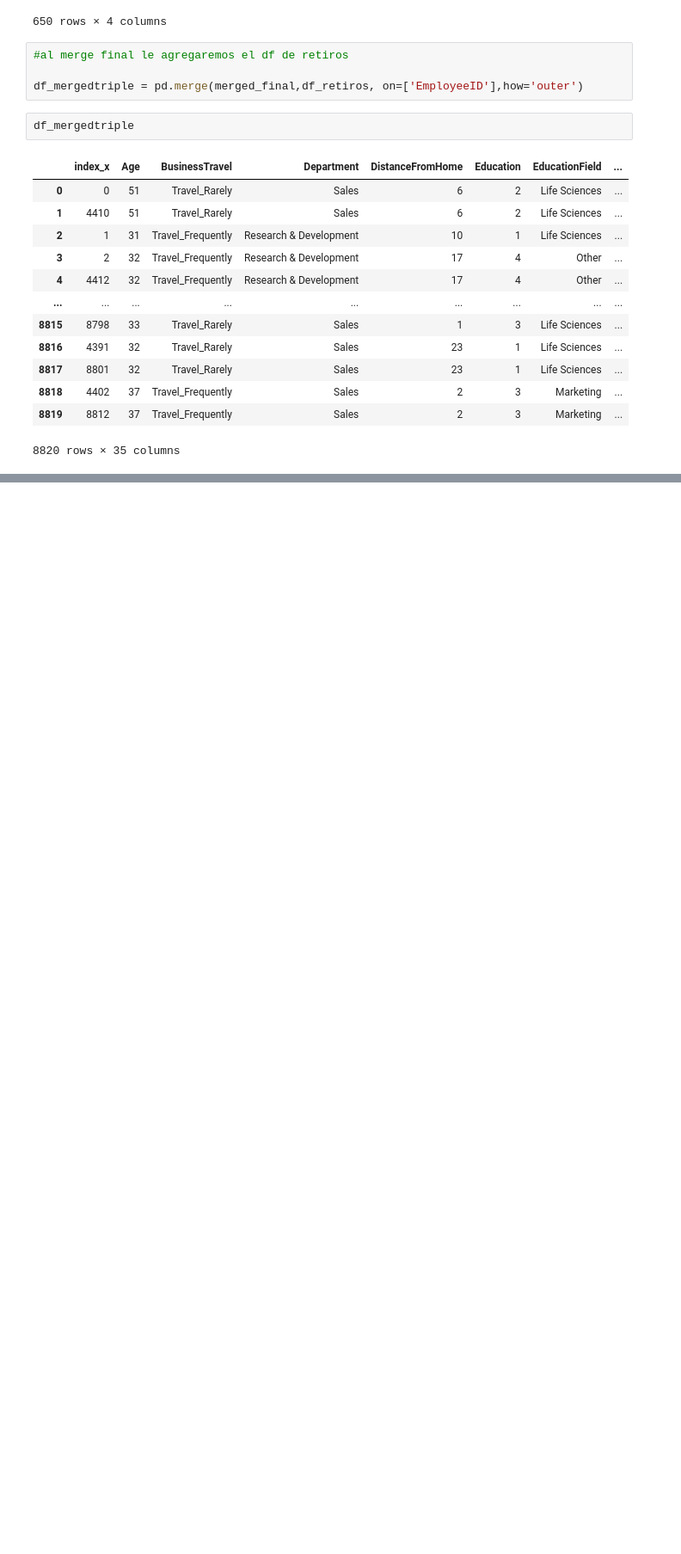
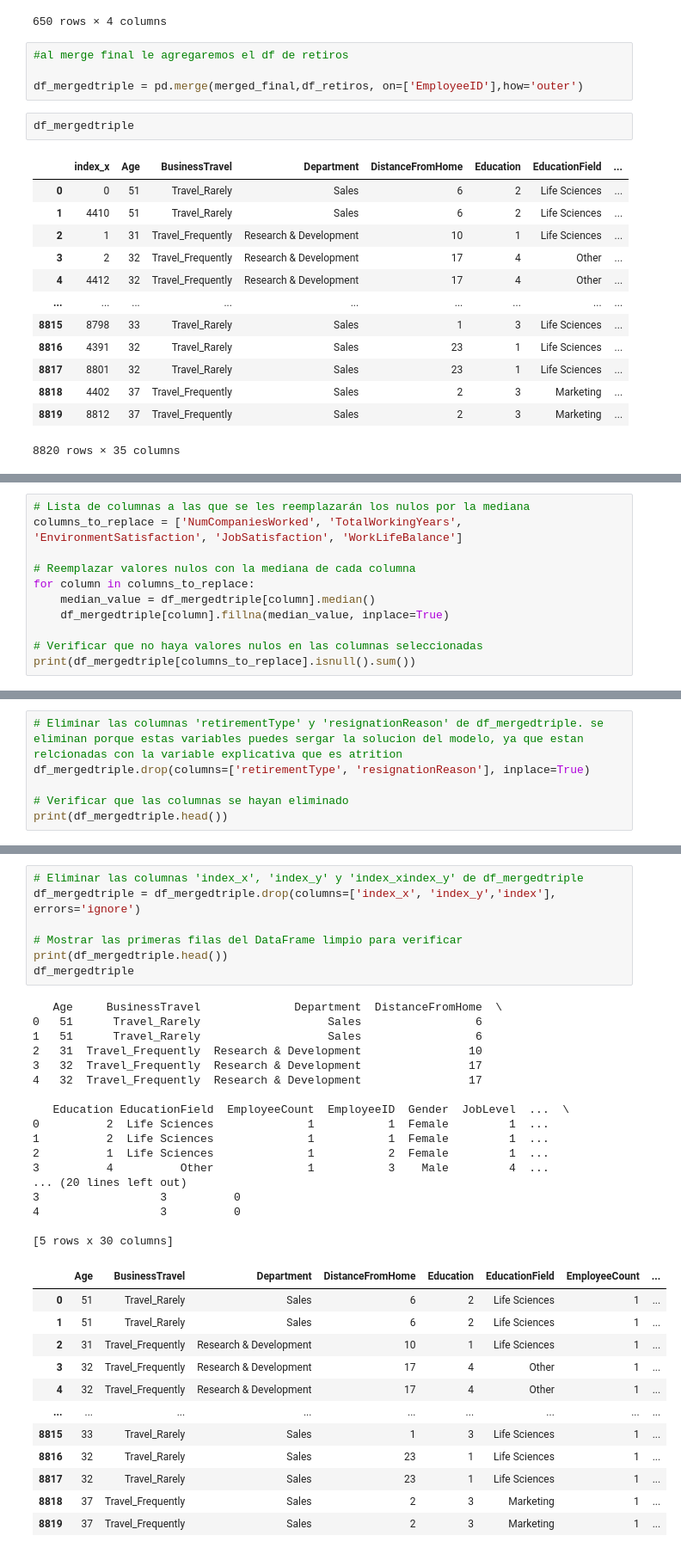
Before and after one commit to salsaimon/proyecto_recursoshumanos, a Jupyter notebook: FIN_procesamiento.ipynb, the cells around one changed output, grey strips where cells are left out. Shown at 86% size. Cells and saved outputs as stored; diff of their text form; blank space fills up the shorter version.

```diff
--- a/FIN_procesamiento.ipynb
+++ b/FIN_procesamiento.ipynb
@@ -210,0 +232,11 @@ df_mergedtriple
+# %%
+# Lista de columnas a las que se les reemplazarán los nulos por la mediana
+columns_to_replace = ['NumCompaniesWorked', 'TotalWorkingYears', 'EnvironmentSatisfaction', 'JobSatisfaction', 'WorkLifeBalance']
+
+# Reemplazar valores nulos con la mediana de cada columna
+for column in columns_to_replace:
+    median_value = df_mergedtriple[column].median()
+    df_mergedtriple[column].fillna(median_value, inplace=True)
+
+# Verificar que no haya valores nulos en las columnas seleccionadas
+print(df_mergedtriple[columns_to_replace].isnull().sum())
@@ -210,0 +267,6 @@ df_mergedtriple
+# %%
+# Eliminar las columnas 'retirementType' y 'resignationReason' de df_mergedtriple. se eliminan porque estas variables puedes sergar la solucion del modelo, ya que estan relcionadas con la variable explicativa que es atrition
+df_mergedtriple.drop(columns=['retirementType', 'resignationReason'], inplace=True)
+
+# Verificar que las columnas se hayan eliminado
+print(df_mergedtriple.head())
@@ -210,0 +275,37 @@ df_mergedtriple
+# %%
+# Eliminar las columnas 'index_x', 'index_y' y 'index_xindex_y' de df_mergedtriple
+df_mergedtriple = df_mergedtriple.drop(columns=['index_x', 'index_y','index'], errors='ignore')
+
+# Mostrar las primeras filas del DataFrame limpio para verificar
+print(df_mergedtriple.head())
+df_mergedtriple
+# %% [output]
+   Age     BusinessTravel              Department  DistanceFromHome  \
+0   51      Travel_Rarely                   Sales                 6
+1   51      Travel_Rarely                   Sales                 6
+2   31  Travel_Frequently  Research & Development                10
+3   32  Travel_Frequently  Research & Development                17
+4   32  Travel_Frequently  Research & Development                17
+
+   Education EducationField  EmployeeCount  EmployeeID  Gender  JobLevel  ...  \
+0          2  Life Sciences              1           1  Female         1  ...
+1          2  Life Sciences              1           1  Female         1  ...
+2          1  Life Sciences              1           2  Female         1  ...
+3          4          Other              1           3    Male         4  ...
+... (20 lines left out)
+3                  3          0
+4                  3          0
+
+[5 rows x 30 columns]
+|  | Age | BusinessTravel | Department | DistanceFromHome | Education | EducationField | EmployeeCount | ... |
+| 0 | 51 | Travel_Rarely | Sales | 6 | 2 | Life Sciences | 1 | ... |
+| 1 | 51 | Travel_Rarely | Sales | 6 | 2 | Life Sciences | 1 | ... |
+| 2 | 31 | Travel_Frequently | Research & Development | 10 | 1 | Life Sciences | 1 | ... |
+| 3 | 32 | Travel_Frequently | Research & Development | 17 | 4 | Other | 1 | ... |
+| 4 | 32 | Travel_Frequently | Research & Development | 17 | 4 | Other | 1 | ... |
+| ... | ... | ... | ... | ... | ... | ... | ... | ... |
+| 8815 | 33 | Travel_Rarely | Sales | 1 | 3 | Life Sciences | 1 | ... |
+| 8816 | 32 | Travel_Rarely | Sales | 23 | 1 | Life Sciences | 1 | ... |
+| 8817 | 32 | Travel_Rarely | Sales | 23 | 1 | Life Sciences | 1 | ... |
+| 8818 | 37 | Travel_Frequently | Sales | 2 | 3 | Marketing | 1 | ... |
+| 8819 | 37 | Travel_Frequently | Sales | 2 | 3 | Marketing | 1 | ... |
```
Also changed, not shown: parts of 12 cells of this notebook.
